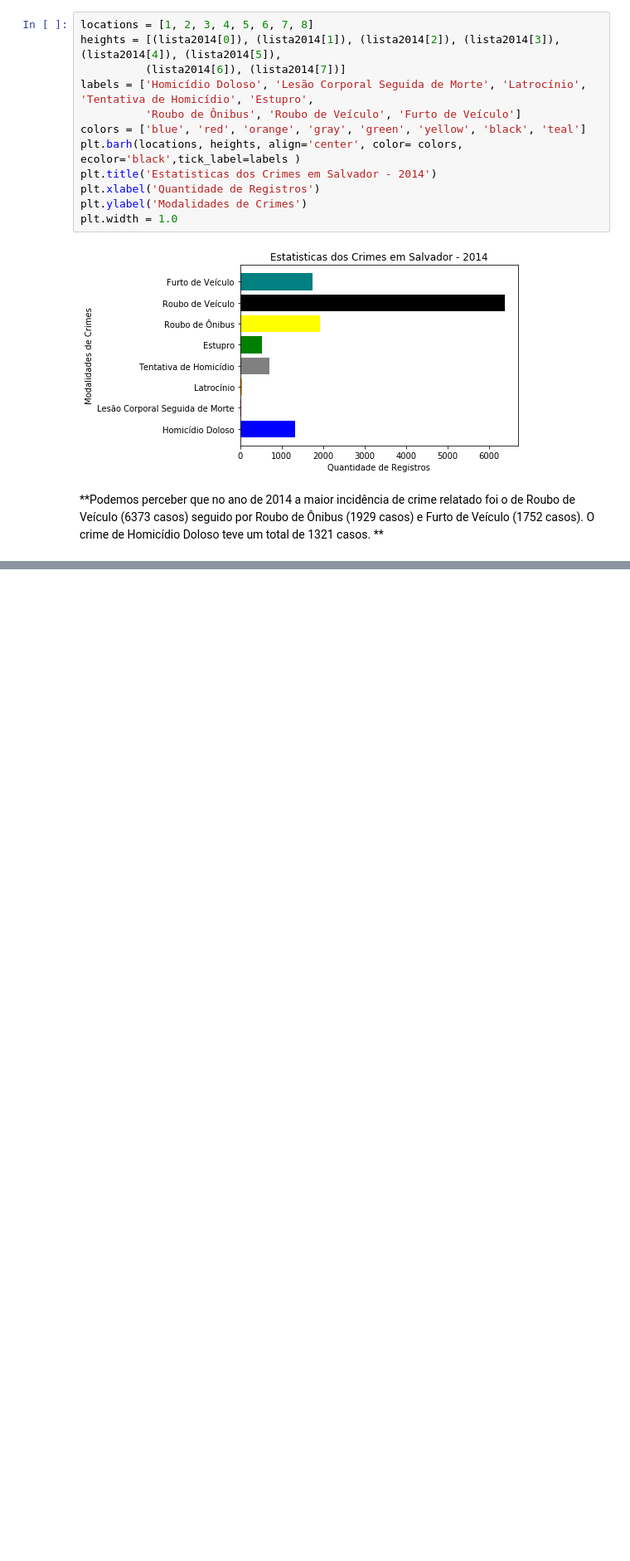
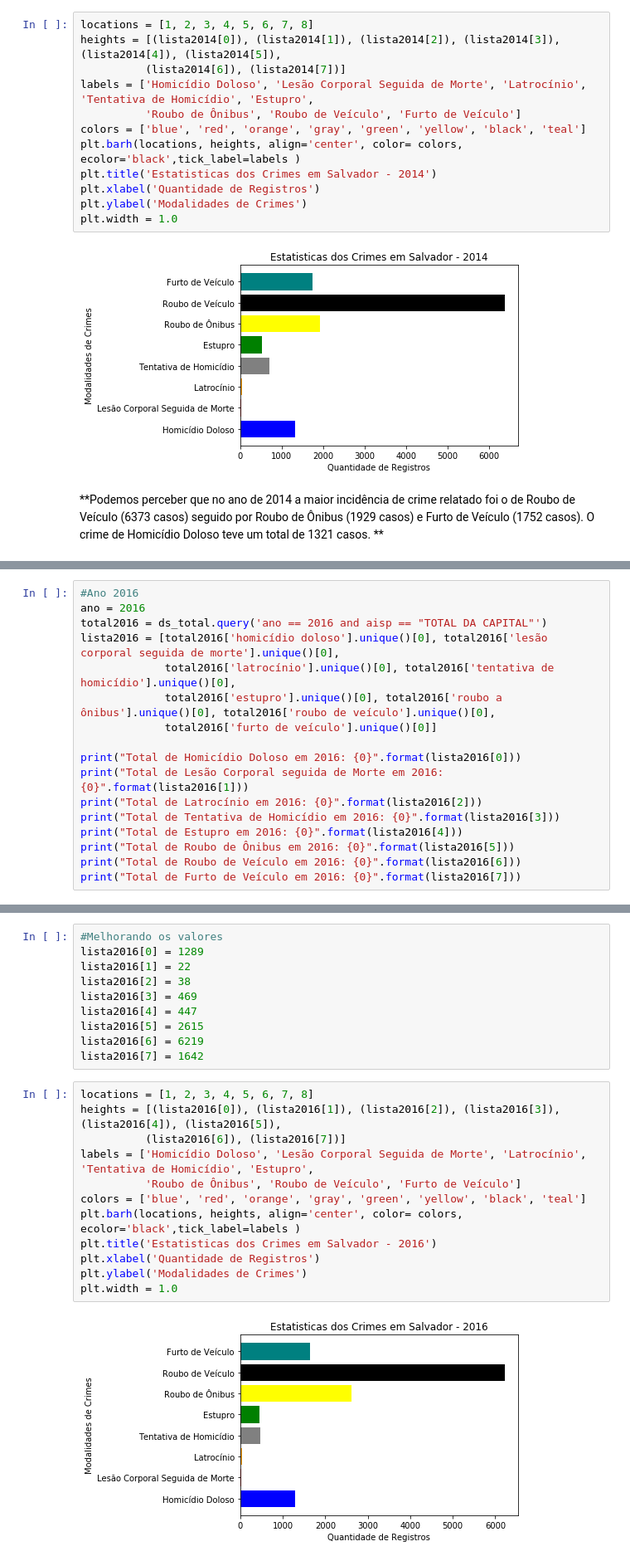
Before and after one commit to jcpsantos/projeto_safe_salvador, a Jupyter notebook: dados_seg_pub_ssa.ipynb, the cells around one changed output, grey strips where cells are left out. Shown at 83% size. Drawn from its saved outputs; the diff is of its cells as text; blank space fills up the shorter version.

```diff
--- a/dados_seg_pub_ssa.ipynb
+++ b/dados_seg_pub_ssa.ipynb
@@ -493,0 +547,17 @@ O crime de Homicídio Doloso teve um total de 1321 casos. **
+# %%
+#Ano 2016
+ano = 2016
+total2016 = ds_total.query('ano == 2016 and aisp == "TOTAL DA CAPITAL"')
+lista2016 = [total2016['homicídio doloso'].unique()[0], total2016['lesão corporal seguida de morte'].unique()[0],
+             total2016['latrocínio'].unique()[0], total2016['tentativa de homicídio'].unique()[0],
+             total2016['estupro'].unique()[0], total2016['roubo a ônibus'].unique()[0], total2016['roubo de veículo'].unique()[0],
+             total2016['furto de veículo'].unique()[0]]
+
+print("Total de Homicídio Doloso em 2016: {0}".format(lista2016[0]))
+print("Total de Lesão Corporal seguida de Morte em 2016: {0}".format(lista2016[1]))
+print("Total de Latrocínio em 2016: {0}".format(lista2016[2]))
+print("Total de Tentativa de Homicídio em 2016: {0}".format(lista2016[3]))
+print("Total de Estupro em 2016: {0}".format(lista2016[4]))
+print("Total de Roubo de Ônibus em 2016: {0}".format(lista2016[5]))
+print("Total de Roubo de Veículo em 2016: {0}".format(lista2016[6]))
+print("Total de Furto de Veículo em 2016: {0}".format(lista2016[7]))
@@ -493,0 +573,24 @@ O crime de Homicídio Doloso teve um total de 1321 casos. **
+# %%
+#Melhorando os valores
+lista2016[0] = 1289
+lista2016[1] = 22
+lista2016[2] = 38
+lista2016[3] = 469
+lista2016[4] = 447
+lista2016[5] = 2615
+lista2016[6] = 6219
+lista2016[7] = 1642
+# %%
+locations = [1, 2, 3, 4, 5, 6, 7, 8]
+heights = [(lista2016[0]), (lista2016[1]), (lista2016[2]), (lista2016[3]), (lista2016[4]), (lista2016[5]),
+          (lista2016[6]), (lista2016[7])]
+labels = ['Homicídio Doloso', 'Lesão Corporal Seguida de Morte', 'Latrocínio', 'Tentativa de Homicídio', 'Estupro',
+          'Roubo de Ônibus', 'Roubo de Veículo', 'Furto de Veículo']
+colors = ['blue', 'red', 'orange', 'gray', 'green', 'yellow', 'black', 'teal']
+plt.barh(locations, heights, align='center', color= colors, ecolor='black',tick_label=labels )
+plt.title('Estatisticas dos Crimes em Salvador - 2016')
+plt.xlabel('Quantidade de Registros')
+plt.ylabel('Modalidades de Crimes')
+plt.width = 1.0
+# %% [output]
+[figure, added]
```
Also changed, not shown: parts of 14 cells of this notebook.
